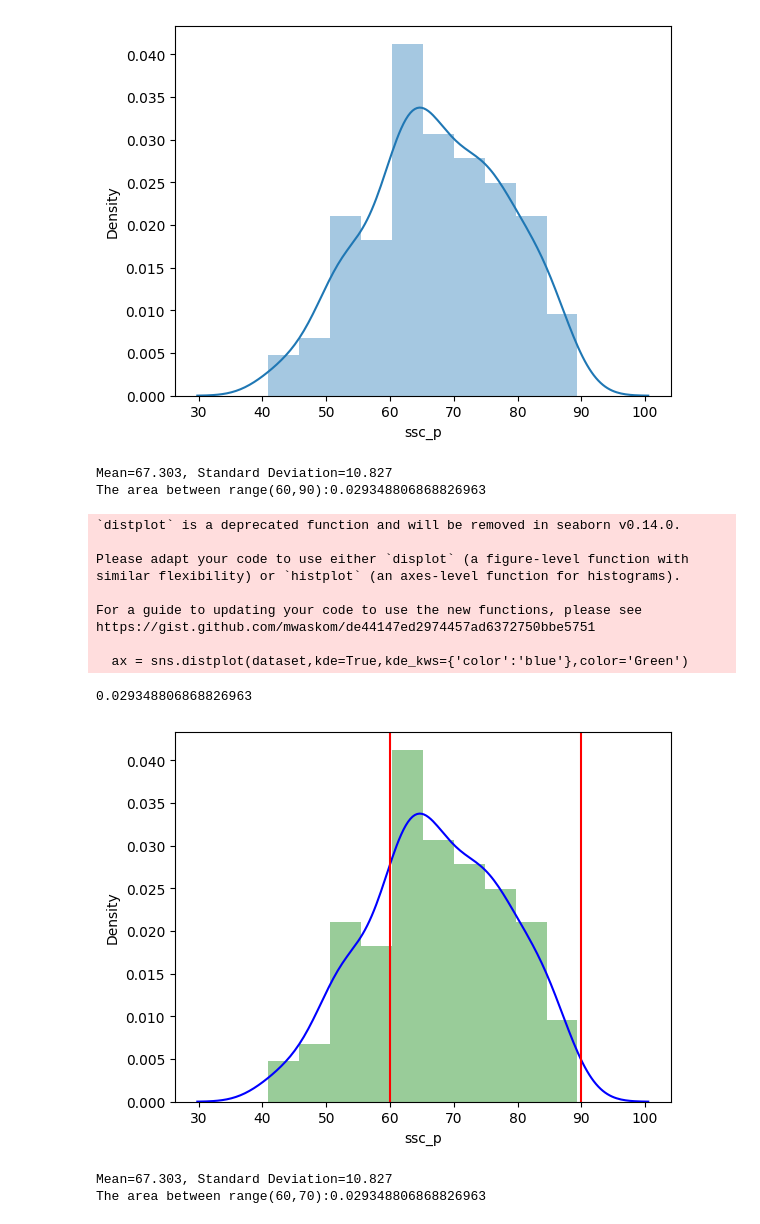
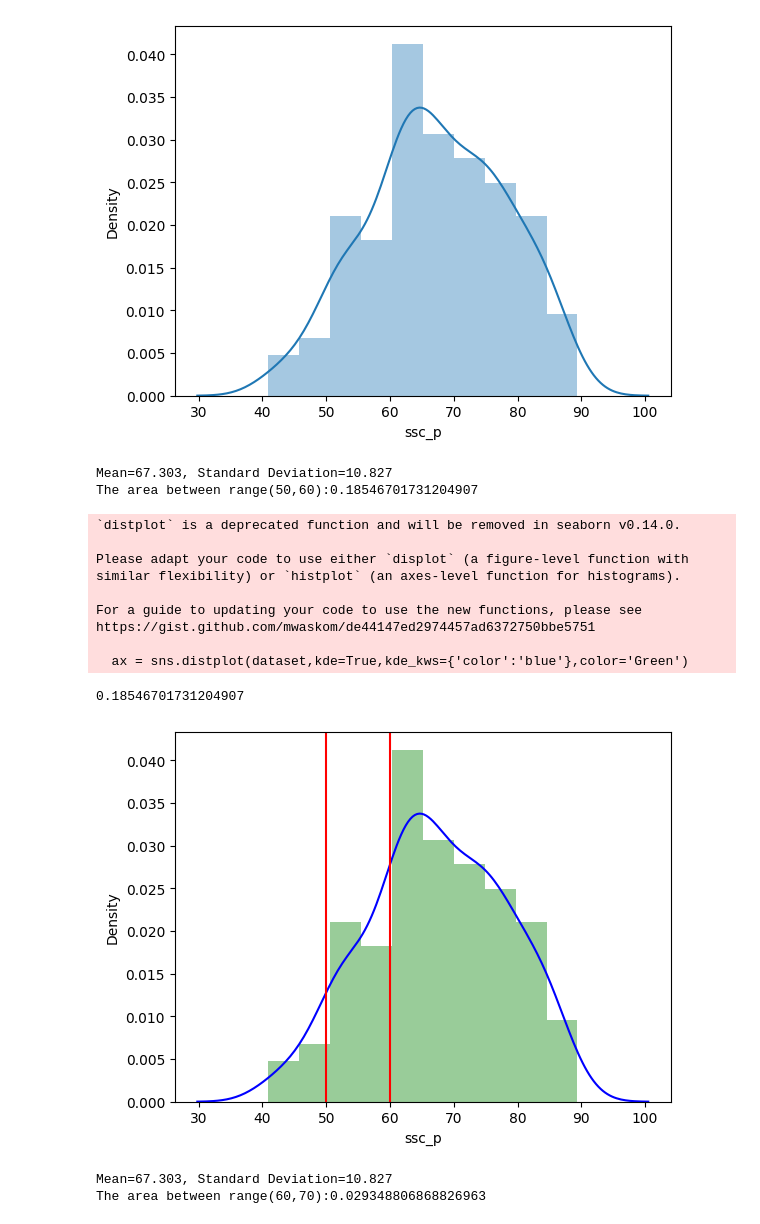
Before and after one commit to DeepikaBalachandran89/5.2.CENTRAL-TENDENCY-NORMAL-DISTRIBUTION, a Jupyter notebook: NORMAL DISTRIBUTION.ipynb, the cells around one changed output. Saved outputs shown, nothing was run; the diff lists cells and outputs as text; code cells hidden in the pictures.

```diff
--- a/NORMAL DISTRIBUTION.ipynb
+++ b/NORMAL DISTRIBUTION.ipynb
@@ -61,21 +61,21 @@ def get_pdf_probability(dataset,startrange,endrange):
     print("The area between range({},{}):{}".format(startrange,endrange,sum(probabilities)))
     return prob
 # %%
-get_pdf_probability(dataset["ssc_p"],60,90)
+get_pdf_probability(dataset["ssc_p"],50,60)   #50-60 mark 10% students got the mark
 # %% [output]
 Mean=67.303, Standard Deviation=10.827
-The area between range(60,90):0.029348806868826963
+The area between range(50,60):0.18546701731204907
 `distplot` is a deprecated function and will be removed in seaborn v0.14.0.
 
 Please adapt your code to use either `displot` (a figure-level function with
 similar flexibility) or `histplot` (an axes-level function for histograms).
 
 For a guide to updating your code to use the new functions, please see
 https://gist.github.com/mwaskom/de44147ed2974457ad6372750bbe5751
 
   ax = sns.distplot(dataset,kde=True,kde_kws={'color':'blue'},color='Green')
-0.029348806868826963
+0.18546701731204907
-[figure, old version]
+[figure, new version]
 # %%
 def get_pdf_probability(dataset,startrange,endrange):
     from matplotlib import pyplot
```
Also changed, not shown: parts of 5 cells of this notebook.
